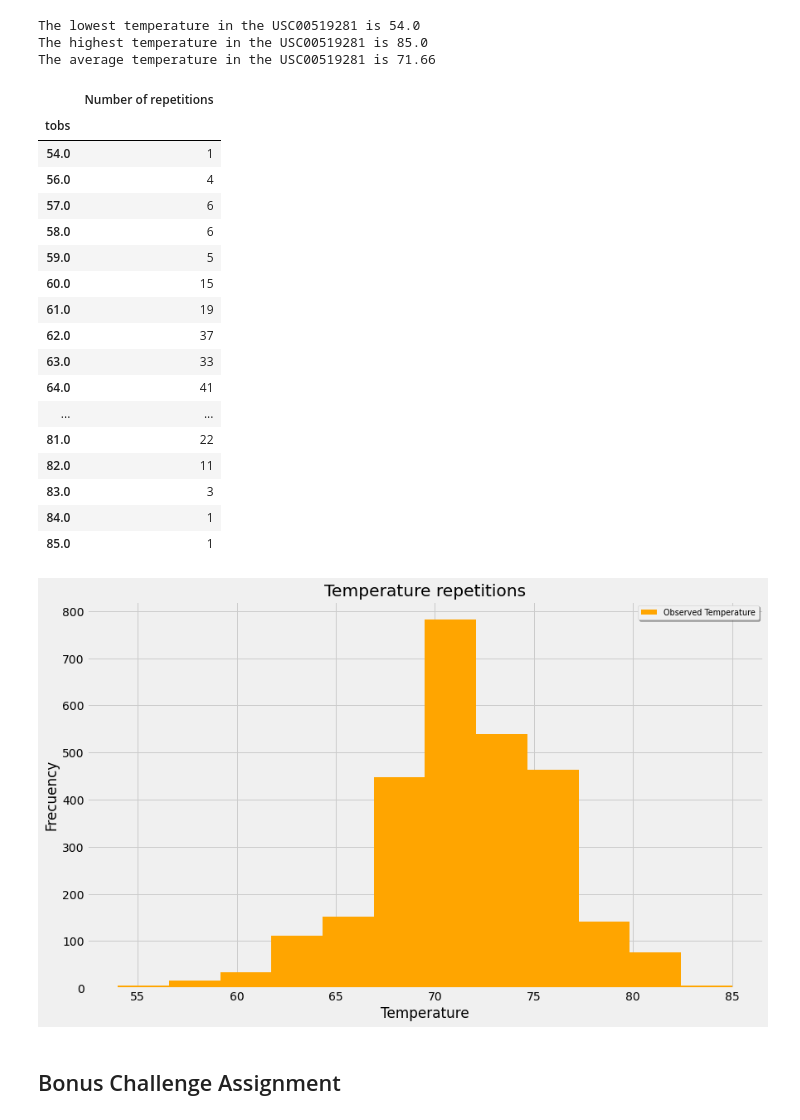
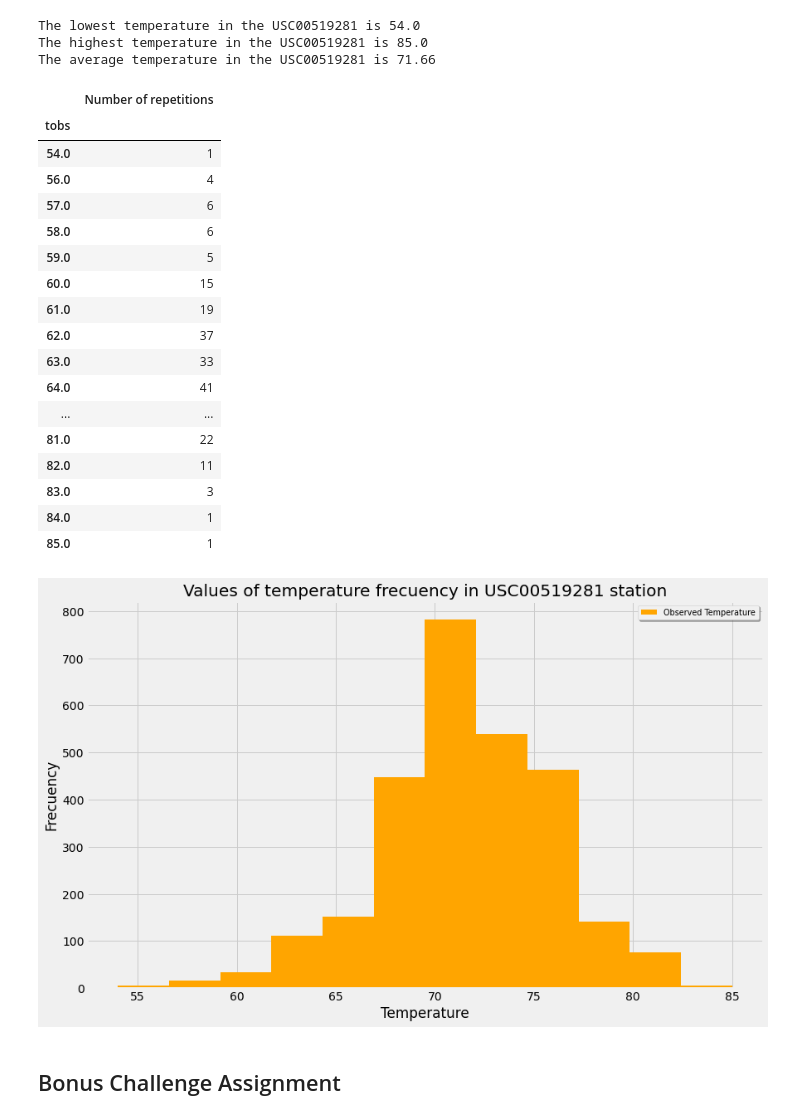
Before and after one commit to mariasierralizarazo/sqlalchemy-challenge, a Jupyter notebook: climate.ipynb, the cells around one changed output. Saved outputs shown, nothing was run; the diff lists cells and outputs as text; code cells hidden in the pictures.

Commit message:
Histogram modifications

```diff
--- a/climate.ipynb
+++ b/climate.ipynb
@@ -212,35 +212,35 @@ station_temp_df = pd.DataFrame(station_temperature)
 temp_repetitions = pd.DataFrame(station_temp_df.groupby(['tobs'])["tobs"].count())
 temp_repetitions = temp_repetitions.rename(columns= {'tobs': 'Number of repetitions'})
 
 #Plotting
-ax = station_temp_df.plot.hist('tobs',bins =12, figsize = [13,8], title = "Values of te",
+ax = station_temp_df.plot.hist('tobs',bins =12, figsize = [13,8], title = f"Values of temperature frecuency in {max_station_name} station",
                     legend = True, color = 'orange')
 ax.set_xlabel("Temperature")
 ax.set_ylabel('Frecuency')
 ax.legend(labels=['Observed Temperature'],loc='upper right', shadow=True, fontsize='x-small')
 fig = ax.get_figure()
 fig.savefig('figures/histogram_temp.png')
 temp_repetitions
 # %% [output]
 |  | Number of repetitions |
 | tobs |  |
 | 54.0 | 1 |
 | 56.0 | 4 |
 | 57.0 | 6 |
 | 58.0 | 6 |
 | 59.0 | 5 |
 | 60.0 | 15 |
 | 61.0 | 19 |
 | 62.0 | 37 |
 | 63.0 | 33 |
 | 64.0 | 41 |
 | ... | ... |
 | 81.0 | 22 |
 | 82.0 | 11 |
 | 83.0 | 3 |
 | 84.0 | 1 |
 | 85.0 | 1 |
-[figure, old version]
+[figure, new version]
 # %% [markdown]
 ## Bonus Challenge Assignment
 # %%
```
